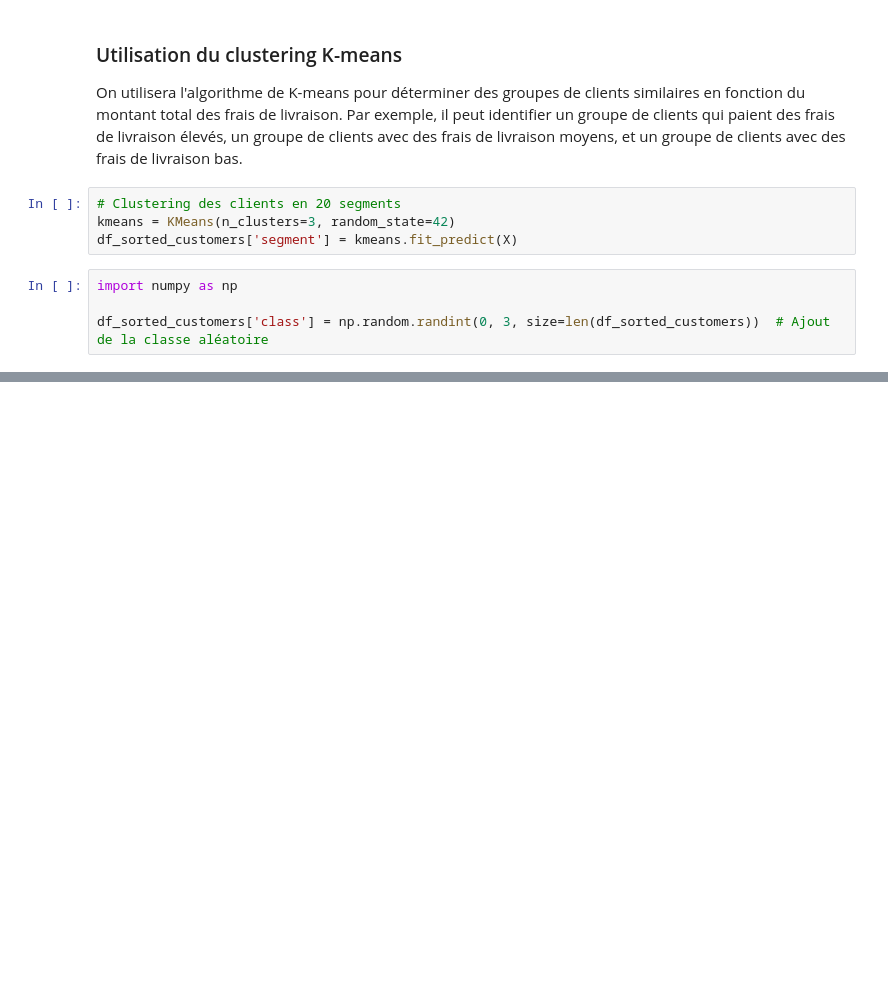
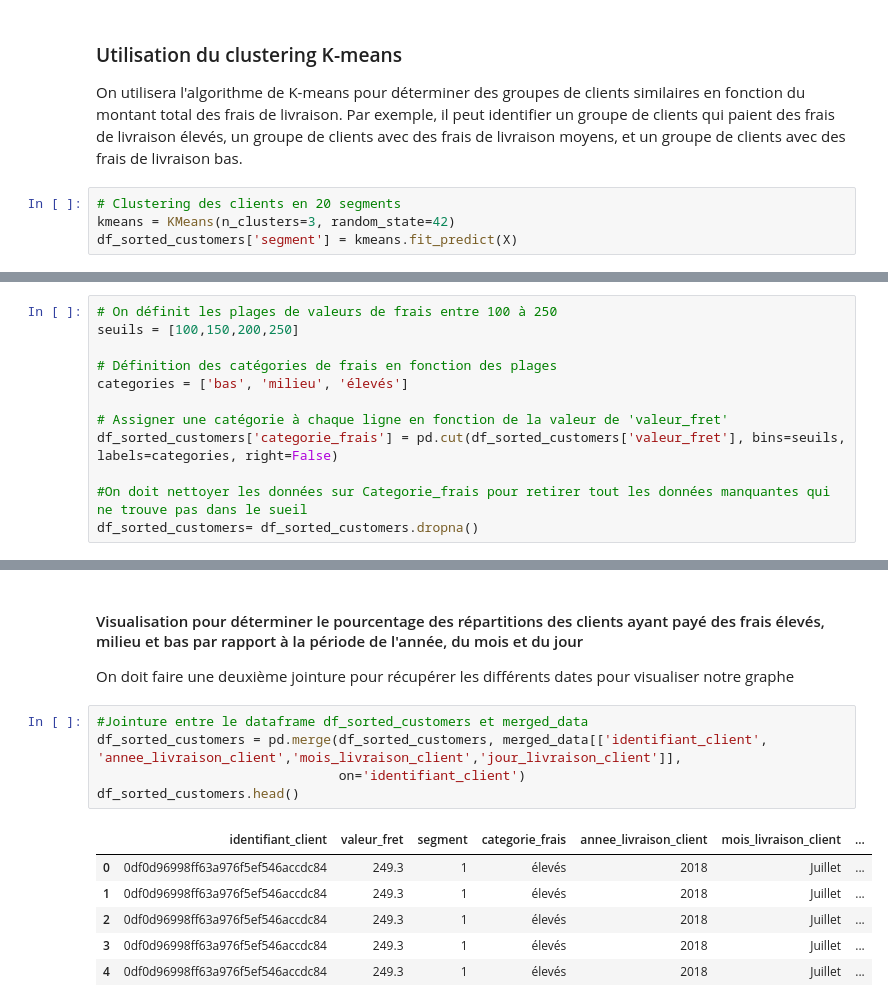
Before and after one commit to Jeremi971/analyse_e_commerce_md5, a Jupyter notebook: analyse.ipynb, the cells around one changed output, grey strips where cells are left out. Drawn from its saved outputs; the diff is of its cells as text; blank space fills up the shorter version.

```diff
--- a/analyse.ipynb
+++ b/analyse.ipynb
@@ -194,7 +230,3 @@ On utilisera l'algorithme de K-means pour déterminer des groupes de clients sim
 # Clustering des clients en 20 segments
 kmeans = KMeans(n_clusters=3, random_state=42)
 df_sorted_customers['segment'] = kmeans.fit_predict(X)
-# %%
-import numpy as np
-
-df_sorted_customers['class'] = np.random.randint(0, 3, size=len(df_sorted_customers))  # Ajout de la classe aléatoire
@@ -223 +249,13 @@ Donc à l'utilisation de K-means permet aux entreprises de mieux comprendre leur
+# %%
+# On définit les plages de valeurs de frais entre 100 à 250
+seuils = [100,150,200,250]
+
+# Définition des catégories de frais en fonction des plages
+categories = ['bas', 'milieu', 'élevés']
+
+# Assigner une catégorie à chaque ligne en fonction de la valeur de 'valeur_fret'
+df_sorted_customers['categorie_frais'] = pd.cut(df_sorted_customers['valeur_fret'], bins=seuils, labels=categories, right=False)
+
+#On doit nettoyer les données sur Categorie_frais pour retirer tout les données manquantes qui ne trouve pas dans le sueil
+df_sorted_customers= df_sorted_customers.dropna()
 # %%
@@ -263,0 +276,16 @@ if __name__ == '__main__':
+# %% [markdown]
+#### Visualisation pour déterminer le pourcentage des répartitions des clients ayant payé des frais élevés, milieu et bas par rapport à la période de l'année, du mois et du jour
+
+On doit faire une deuxième jointure pour récupérer les différents dates pour visualiser notre graphe
+# %%
+#Jointure entre le dataframe df_sorted_customers et merged_data
+df_sorted_customers = pd.merge(df_sorted_customers, merged_data[['identifiant_client', 'annee_livraison_client','mois_livraison_client','jour_livraison_client']],
+                               on='identifiant_client')
+df_sorted_customers.head()
+# %% [output]
+|  | identifiant_client | valeur_fret | segment | categorie_frais | annee_livraison_client | mois_livraison_client | ... |
+| 0 | 0df0d96998ff63a976f5ef546accdc84 | 249.3 | 1 | élevés | 2018 | Juillet | ... |
+| 1 | 0df0d96998ff63a976f5ef546accdc84 | 249.3 | 1 | élevés | 2018 | Juillet | ... |
+| 2 | 0df0d96998ff63a976f5ef546accdc84 | 249.3 | 1 | élevés | 2018 | Juillet | ... |
+| 3 | 0df0d96998ff63a976f5ef546accdc84 | 249.3 | 1 | élevés | 2018 | Juillet | ... |
+| 4 | 0df0d96998ff63a976f5ef546accdc84 | 249.3 | 1 | élevés | 2018 | Juillet | ... |
```
Also changed, not shown: parts of 12 cells of this notebook, 15 other files.
